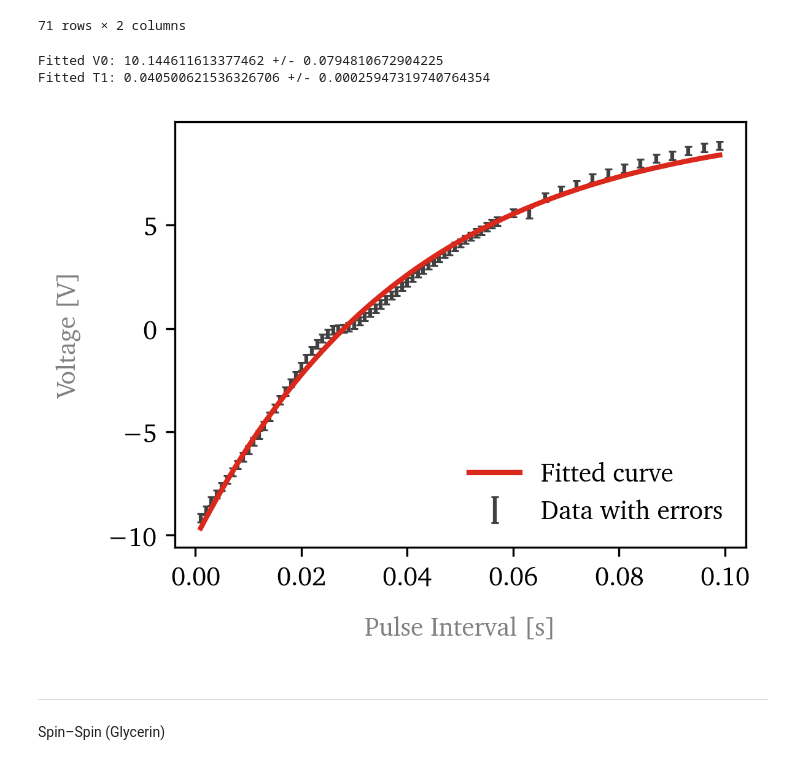
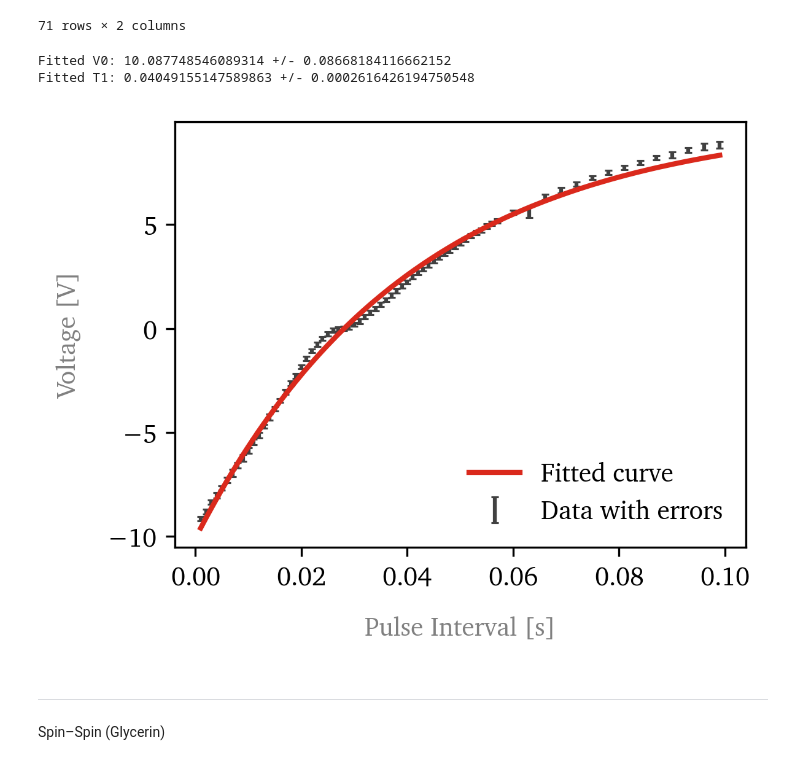
Before and after one commit to headunderheels/PHYS-461, a Jupyter notebook: 5-nmr/NMR.ipynb, the cells around one changed output. Cells and saved outputs as stored; diff of their text form; code cells hidden in the pictures.

```diff
--- a/5-nmr/NMR.ipynb
+++ b/5-nmr/NMR.ipynb
@@ -154,7 +154,7 @@ df
 # %%
 tdata = df['t']
 Vdata = df['V'].apply(lambda V: V.nominal_value)
-Vsigma = df['V'].apply(lambda V: max(V.std_dev, 0.2))
+Vsigma = df['V'].apply(lambda V: max(V.std_dev, 0.1))
 
 # Use curve_fit with sigma to account for errors
 initial_guesses = [10, 0.01]
@@ -163,36 +163,36 @@ popt, pcov = curve_fit(decay_model,
                                ydata=Vdata,
                                sigma=Vsigma,
                                p0=initial_guesses,
                                absolute_sigma=False
                                )
 
 # Extract fitted parameters and their uncertainties
 V0_fitted, T1_fitted = popt
 V0_error, T1_error = np.sqrt(np.diag(pcov))
 
 print("Fitted V0:", V0_fitted, "+/-", V0_error)
 print("Fitted T1:", T1_fitted, "+/-", T1_error)
 
 # Plot data with error bars and fitted curve
 t_fit = np.linspace(min(tdata), max(tdata), 100)
 V_fit = decay_model(t_fit, V0_fitted, T1_fitted)
 
 # Plot data with error bars and fitted curve
 plt.figure(figsize=(4, 3))
 plt.errorbar(tdata, Vdata, yerr=Vsigma, label='Data with errors', ecolor='#414141', fmt='none', capsize=1.5, capthick=0.75, linewidth=1.5)
 plt.plot(t_fit, V_fit, color='#da291c', zorder=10, label='Fitted curve', linewidth=2)
 
 # Set labels with gray color
 plt.xlabel('Pulse Interval [s]', color='gray', labelpad=10)
 plt.ylabel('Voltage [V]', color='gray', labelpad=10)
 
 plt.legend(facecolor='none', edgecolor='none', frameon=True, fancybox=False, loc='lower right')
 plt.savefig('./overleaf/images/sl-mineral_oil.png', dpi=300, bbox_inches='tight')
 plt.show()
 # %% [output]
-Fitted V0: 10.144611613377462 +/- 0.0794810672904225
-Fitted T1: 0.040500621536326706 +/- 0.00025947319740764354
+Fitted V0: 10.087748546089314 +/- 0.08668184116662152
+Fitted T1: 0.04049155147589863 +/- 0.0002616426194750548
-[figure, old version]
+[figure, new version]
 # %% [markdown]
 ---
 Spin–Spin (Glycerin)
```
Also changed, not shown: parts of 3 cells of this notebook, 4 other files.
